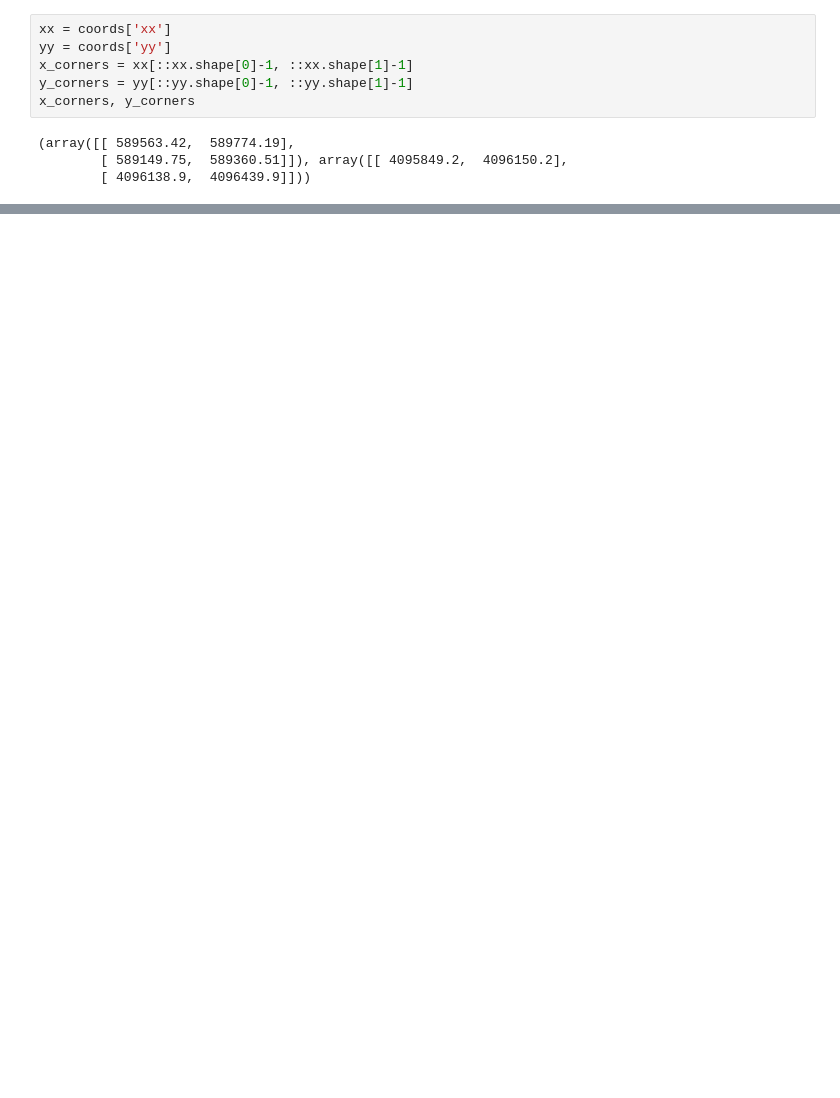
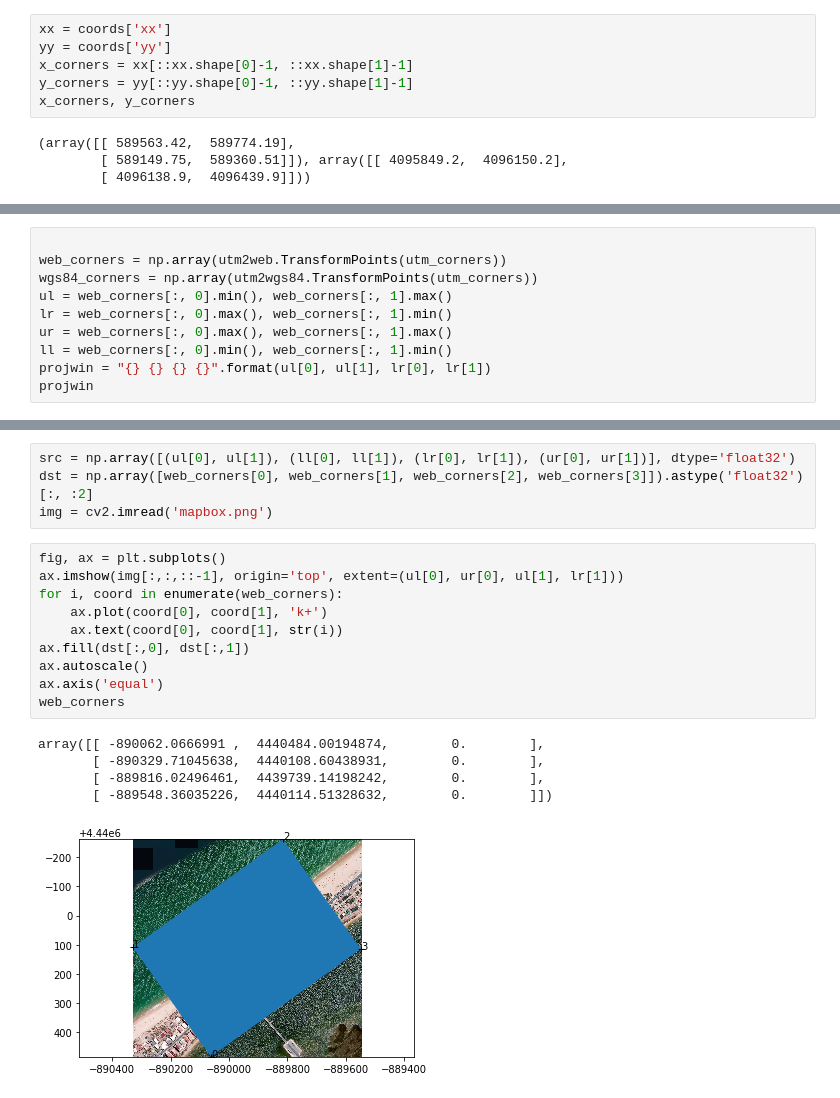
Before and after one commit to openearth/sandbox-fm, a Jupyter notebook: notebooks/mapbox-cli.ipynb, the cells around one changed output, grey strips where cells are left out. Drawn from its saved outputs; the diff is of its cells as text; blank space fills up the shorter version.

```diff
--- a/notebooks/mapbox-cli.ipynb
+++ b/notebooks/mapbox-cli.ipynb
@@ -51,0 +47,10 @@ DEBUG:requests.packages.urllib3.connectionpool:"GET /v4/mapbox.satellite/geojson
+# %%
+
+web_corners = np.array(utm2web.TransformPoints(utm_corners))
+wgs84_corners = np.array(utm2wgs84.TransformPoints(utm_corners))
+ul = web_corners[:, 0].min(), web_corners[:, 1].max()
+lr = web_corners[:, 0].max(), web_corners[:, 1].min()
+ur = web_corners[:, 0].max(), web_corners[:, 1].max()
+ll = web_corners[:, 0].min(), web_corners[:, 1].min()
+projwin = "{} {} {} {}".format(ul[0], ul[1], lr[0], lr[1])
+projwin
@@ -51,0 +92,20 @@ DEBUG:requests.packages.urllib3.connectionpool:"GET /v4/mapbox.satellite/geojson
+# %%
+src = np.array([(ul[0], ul[1]), (ll[0], ll[1]), (lr[0], lr[1]), (ur[0], ur[1])], dtype='float32')
+dst = np.array([web_corners[0], web_corners[1], web_corners[2], web_corners[3]]).astype('float32')[:, :2]
+img = cv2.imread('mapbox.png')
+# %%
+fig, ax = plt.subplots()
+ax.imshow(img[:,:,::-1], origin='top', extent=(ul[0], ur[0], ul[1], lr[1]))
+for i, coord in enumerate(web_corners):
+    ax.plot(coord[0], coord[1], 'k+')
+    ax.text(coord[0], coord[1], str(i))
+ax.fill(dst[:,0], dst[:,1])
+ax.autoscale()
+ax.axis('equal')
+web_corners
+# %% [output]
+array([[ -890062.0666991 ,  4440484.00194874,        0.        ],
+       [ -890329.71045638,  4440108.60438931,        0.        ],
+       [ -889816.02496461,  4439739.14198242,        0.        ],
+       [ -889548.36035226,  4440114.51328632,        0.        ]])
+[figure, added]
```
Also changed, not shown: parts of 14 cells of this notebook, 1 other file.
